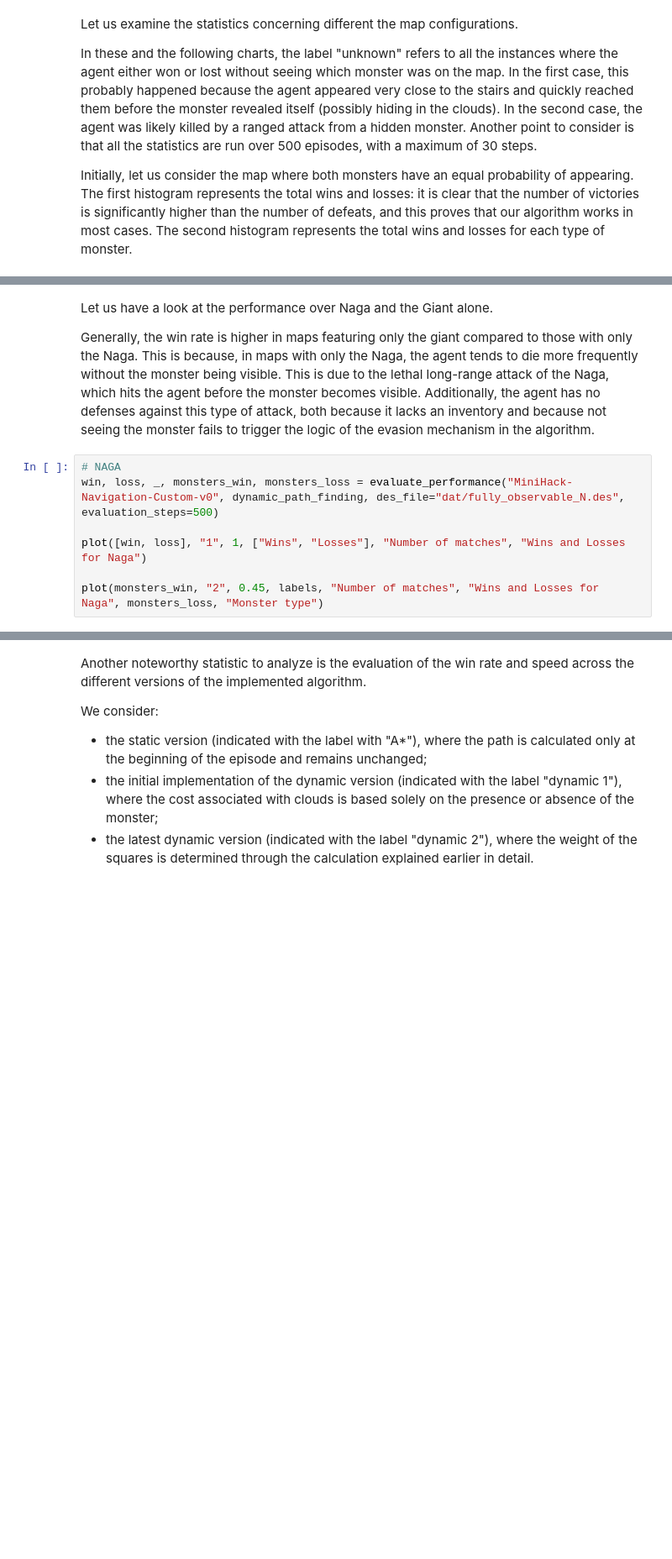
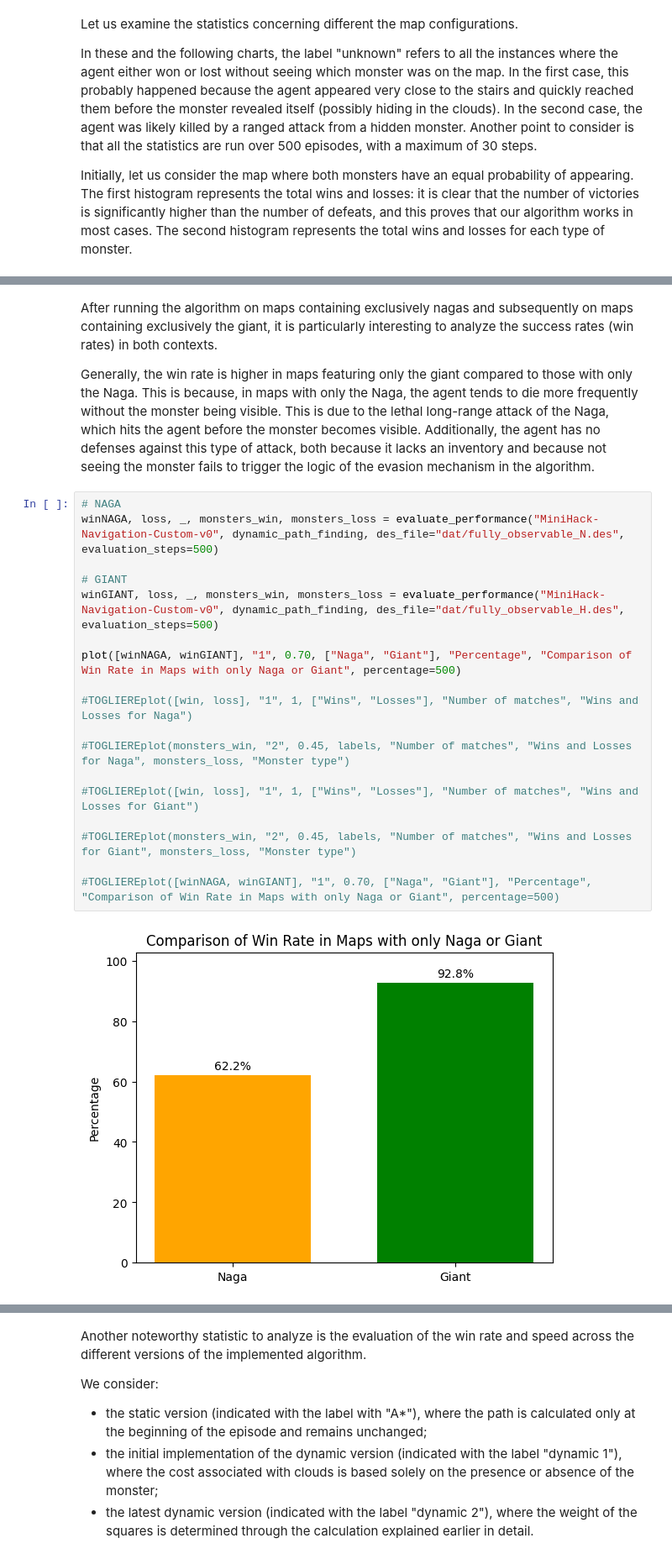
Before and after one commit to Nsivaa/AIF, a Jupyter notebook: notebook.ipynb, the cells around one changed output, grey strips where cells are left out. Shown at 84% size. Cells and saved outputs as stored; diff of their text form; blank space fills up the shorter version.

```diff
--- a/notebook.ipynb
+++ b/notebook.ipynb
@@ -441,11 +468,24 @@ plot(monsters_win, "2", 0.35, labels, "Number of matches", "Wins and Losses for
 # %% [markdown]
-Let us have a look at the performance over Naga and the Giant alone.
+After running the algorithm on maps containing exclusively nagas and subsequently on maps containing exclusively the giant, it is particularly interesting to analyze the success rates (win rates) in both contexts.
 
 Generally, the win rate is higher in maps featuring only the giant compared to those with only the Naga. This is because, in maps with only the Naga, the agent tends to die more frequently without the monster being visible. This is due to the lethal long-range attack of the Naga, which hits the agent before the monster becomes visible. Additionally, the agent has no defenses against this type of attack, both because it lacks an inventory and because not seeing the monster fails to trigger the logic of the evasion mechanism in the algorithm.
 # %%
 # NAGA
-win, loss, _, monsters_win, monsters_loss = evaluate_performance("MiniHack-Navigation-Custom-v0", dynamic_path_finding, des_file="dat/fully_observable_N.des", evaluation_steps=500)
+winNAGA, loss, _, monsters_win, monsters_loss = evaluate_performance("MiniHack-Navigation-Custom-v0", dynamic_path_finding, des_file="dat/fully_observable_N.des", evaluation_steps=500)
 
-plot([win, loss], "1", 1, ["Wins", "Losses"], "Number of matches", "Wins and Losses for Naga")
+# GIANT
+winGIANT, loss, _, monsters_win, monsters_loss = evaluate_performance("MiniHack-Navigation-Custom-v0", dynamic_path_finding, des_file="dat/fully_observable_H.des", evaluation_steps=500)
 
-plot(monsters_win, "2", 0.45, labels, "Number of matches", "Wins and Losses for Naga", monsters_loss, "Monster type")
+plot([winNAGA, winGIANT], "1", 0.70, ["Naga", "Giant"], "Percentage", "Comparison of Win Rate in Maps with only Naga or Giant", percentage=500)
+
+#TOGLIEREplot([win, loss], "1", 1, ["Wins", "Losses"], "Number of matches", "Wins and Losses for Naga")
+
+#TOGLIEREplot(monsters_win, "2", 0.45, labels, "Number of matches", "Wins and Losses for Naga", monsters_loss, "Monster type")
+
+#TOGLIEREplot([win, loss], "1", 1, ["Wins", "Losses"], "Number of matches", "Wins and Losses for Giant")
+
+#TOGLIEREplot(monsters_win, "2", 0.45, labels, "Number of matches", "Wins and Losses for Giant", monsters_loss, "Monster type")
+
+#TOGLIEREplot([winNAGA, winGIANT], "1", 0.70, ["Naga", "Giant"], "Percentage", "Comparison of Win Rate in Maps with only Naga or Giant", percentage=500)
+# %% [output]
+[figure, added]
```
Also changed, not shown: parts of 37 cells of this notebook, 1 other file.
